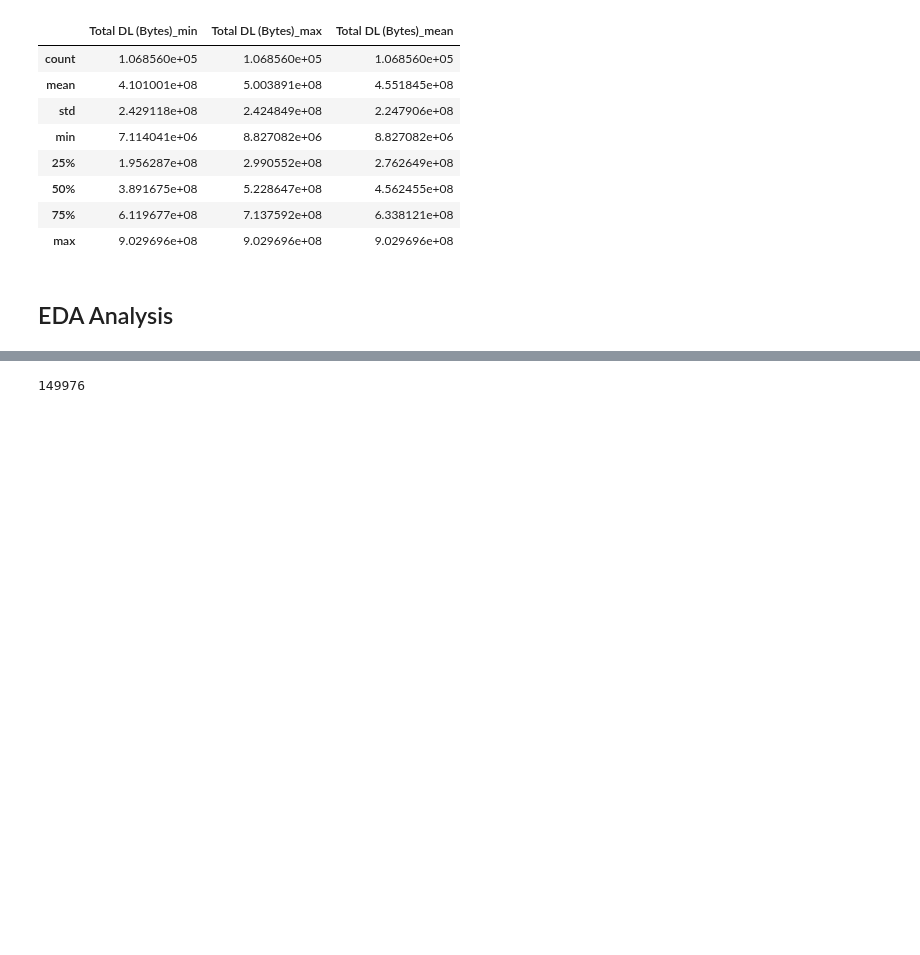
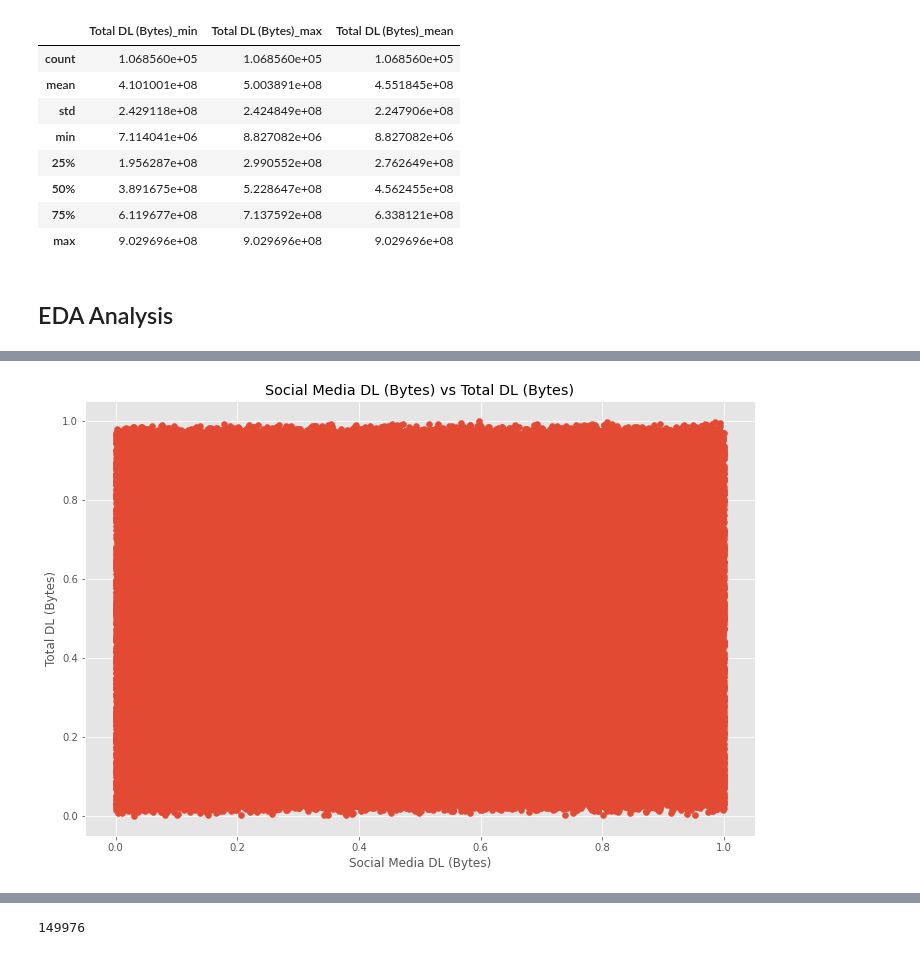
Before and after one commit to tutorialcreation/TelComChallenge, a Jupyter notebook: notebooks/Analysis.ipynb, the cells around one changed output, grey strips where cells are left out. Saved outputs shown, nothing was run; the diff lists cells and outputs as text; code cells hidden in the pictures; blank space fills up the shorter version.

```diff
--- a/notebooks/Analysis.ipynb
+++ b/notebooks/Analysis.ipynb
@@ -433,0 +364,23 @@ TypeError: graphical_analysis() got an unexpected keyword argument 'y'
+# %%
+# Conduct a Graphical Univariate Analysis by identifying the most suitable plotting options
+# for each variable and interpret your findings.
+
+def graphical_analysis(df,features,type_,opt,x=1,y=1):
+    result = None
+    if type_ == "univariate":
+        for i,key in enumerate(features):
+            if i == x:
+                if opt == 'box':
+                    return df.boxplot(column=[key], grid=False, color='black')
+                elif opt == 'hist':
+                    return df.hist(column=[key], grid=False, edgecolor='black')
+                elif opt == 'curve':
+                    return sns.kdeplot(df[key])
+    if type_ == "bivariate":
+        for i,key in enumerate(features):
+            if i == x:
+                if opt == "scatter":
+                    plt.scatter(df[features[x]], df[features[y]])
+                    plt.title(f'{features[x]} vs {features[y]}')
+                    plt.xlabel(f'{features[x]}')
+                    plt.ylabel(f'{features[y]}')
@@ -433,0 +442,6 @@ TypeError: graphical_analysis() got an unexpected keyword argument 'y'
+# %%
+# Bivariate Analysis – explore the relationship between each application &
+# the total DL+UL data using appropriate methods and interpret your findings.
+graphical_analysis(numeric_df,numerical_features,"bivariate","scatter",x=34,y=49)
+# %% [output]
+[figure, added]
```
Also changed, not shown: parts of 62 cells of this notebook, 1 other file.
